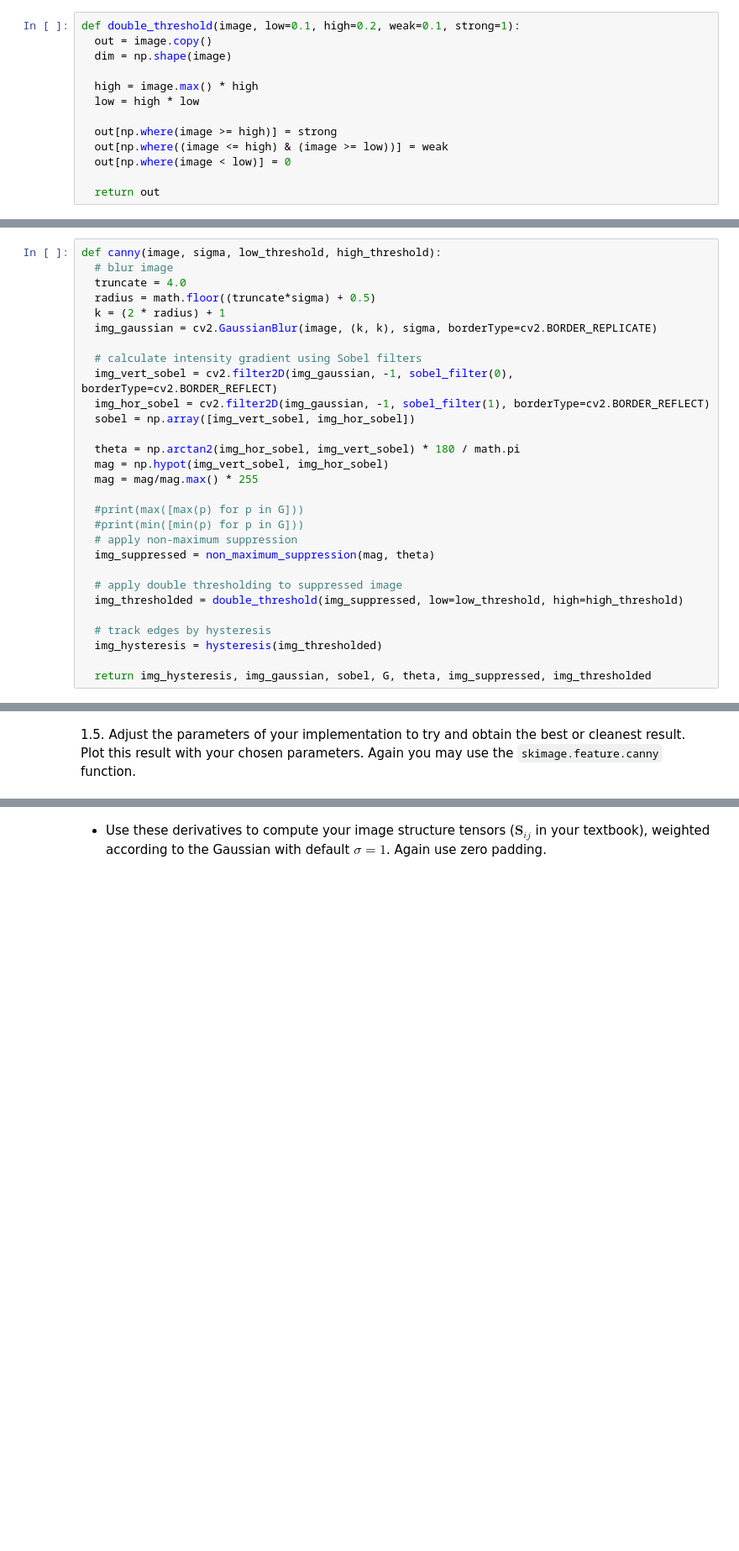
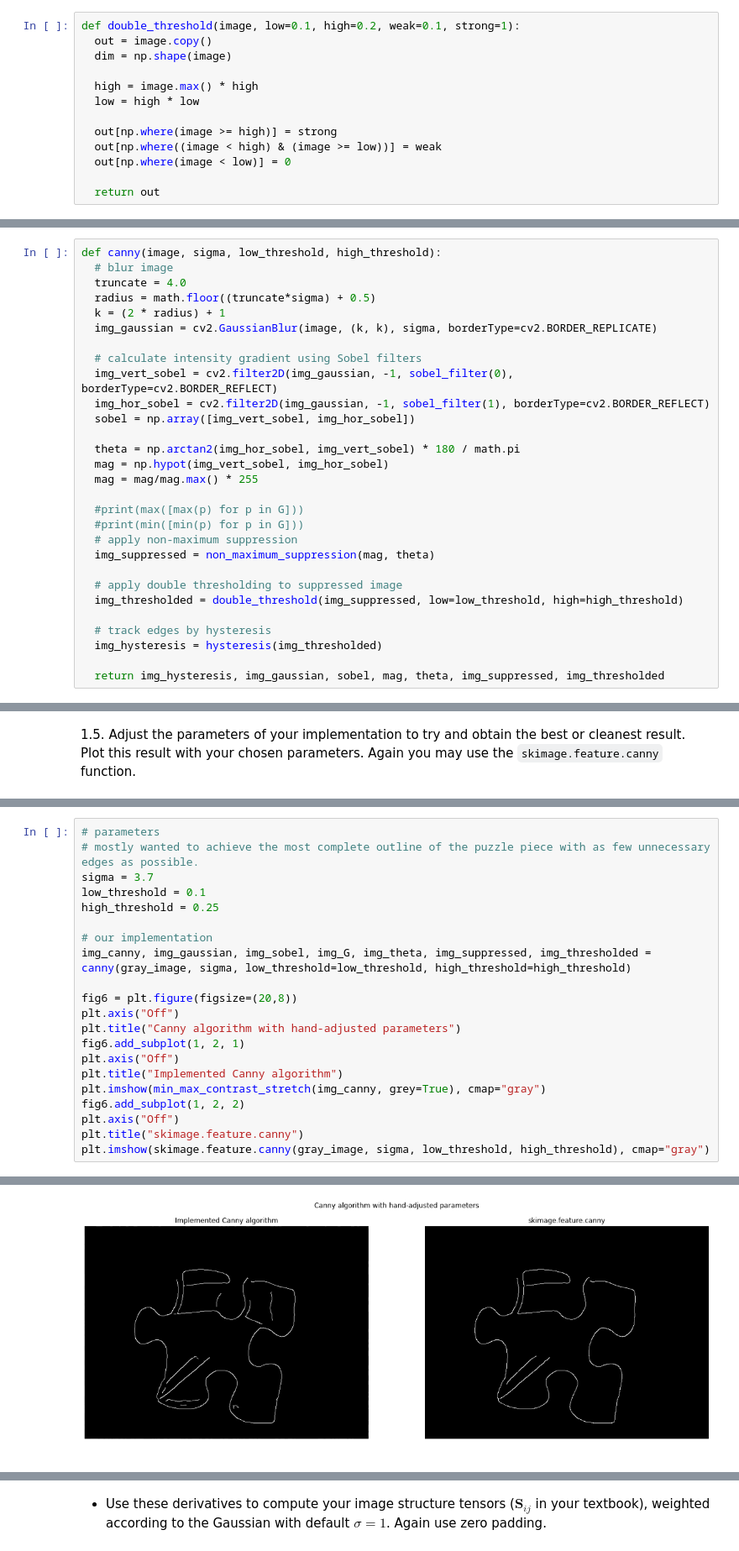
Before and after one commit to cds21199/computer-vision-2021, a Jupyter notebook: lab4/CVLab4_1877342.ipynb, the cells around one changed output, grey strips where cells are left out. Shown at 84% size. Saved outputs shown, nothing was run; the diff lists cells and outputs as text; blank space fills up the shorter version.

```diff
--- a/lab4/CVLab4_1877342.ipynb
+++ b/lab4/CVLab4_1877342.ipynb
@@ -201,7 +204,7 @@ def double_threshold(image, low=0.1, high=0.2, weak=0.1, strong=1):
   low = high * low
 
   out[np.where(image >= high)] = strong
-  out[np.where((image <= high) & (image >= low))] = weak
+  out[np.where((image < high) & (image >= low))] = weak
   out[np.where(image < low)] = 0
 
   return out
@@ -249,7 +252,7 @@ def canny(image, sigma, low_threshold, high_threshold):
   # track edges by hysteresis
   img_hysteresis = hysteresis(img_thresholded)
 
-  return img_hysteresis, img_gaussian, sobel, G, theta, img_suppressed, img_thresholded
+  return img_hysteresis, img_gaussian, sobel, mag, theta, img_suppressed, img_thresholded
 # %% [markdown]
 1.2. Plot and label the results after each step in the Canny algorithm, include the blurred greyscale image, horizontal and vertical Sobel filtered images, orientation and magnitude images, non-maximum suppressed image, double thresholded images, and the final result after Hysteresis.
 
@@ -339,0 +405,22 @@ plt.imshow(skimage.feature.canny(gray_image, sigma=sigma, low_threshold=low_thre
+# %%
+# parameters
+# mostly wanted to achieve the most complete outline of the puzzle piece with as few unnecessary edges as possible.
+sigma = 3.7
+low_threshold = 0.1
+high_threshold = 0.25
+
+# our implementation
+img_canny, img_gaussian, img_sobel, img_G, img_theta, img_suppressed, img_thresholded = canny(gray_image, sigma, low_threshold=low_threshold, high_threshold=high_threshold)
+
+fig6 = plt.figure(figsize=(20,8))
+plt.axis("Off")
+plt.title("Canny algorithm with hand-adjusted parameters")
+fig6.add_subplot(1, 2, 1)
+plt.axis("Off")
+plt.title("Implemented Canny algorithm")
+plt.imshow(min_max_contrast_stretch(img_canny, grey=True), cmap="gray")
+fig6.add_subplot(1, 2, 2)
+plt.axis("Off")
+plt.title("skimage.feature.canny")
+plt.imshow(skimage.feature.canny(gray_image, sigma, low_threshold, high_threshold), cmap="gray")
+# %% [output]
@@ -340,3 +428,4 @@ plt.imshow(skimage.feature.canny(gray_image, sigma=sigma, low_threshold=low_thre
+[figure, added]
 # %% [markdown]
 ## Question 2: Harris Corner Detector
 
```
Also changed, not shown: parts of 27 cells of this notebook, 1 other file.
